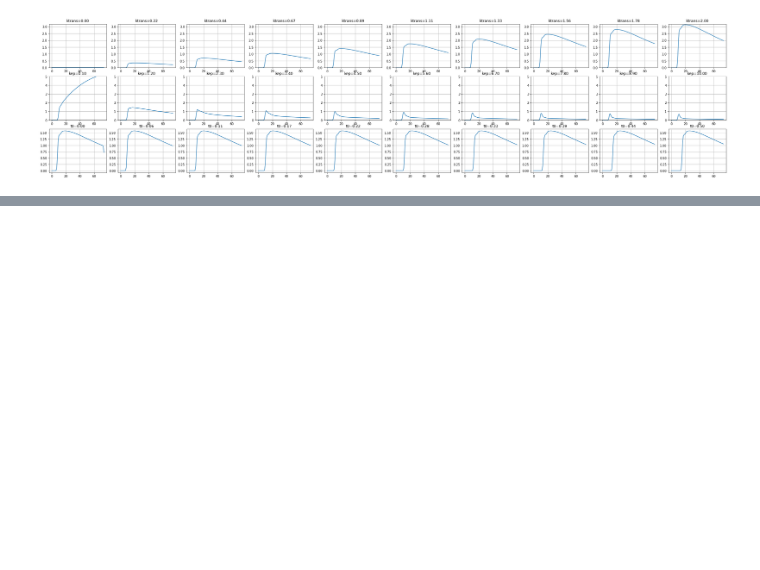
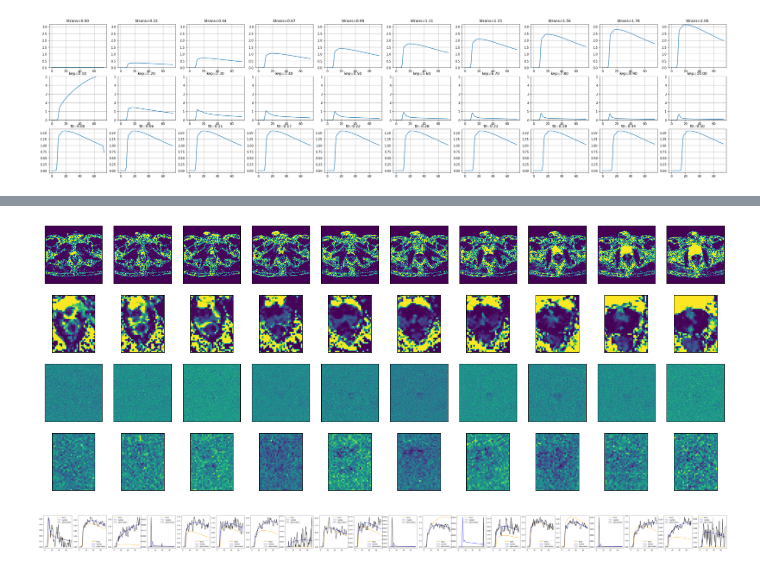
Before and after one commit to zeakey/dce-mri, a Jupyter notebook: torch/debug.ipynb, the cells around one changed output, grey strips where cells are left out. Cells and saved outputs as stored; diff of their text form; code cells hidden in the pictures; blank space fills up the shorter version.

```diff
--- a/torch/debug.ipynb
+++ b/torch/debug.ipynb
@@ -76,0 +143,35 @@ plt.savefig('kep.pdf')
+# %%
+fig, axes = plt.subplots(4, 10, figsize=(20, 8))
+vlplt.clear_ticks(axes)
+
+for idx, i in enumerate(range(5, 15)):
+    axes[0, idx].imshow(matlab_t0[:, :, i])
+    axes[1, idx].imshow(matlab_t0[70:110, 70:100, i])
+    #
+    axes[2, idx].imshow(torch_t0[:, :, i])
+    axes[3, idx].imshow(torch_t0[70:110, 70:100, i])
+plt.savefig('t0.pdf')
+# %% [output]
+[figure, added]
+# %%
+n = 20
+ys = torch.randint(70, 110, size=(n,))
+xs = torch.randint(70, 100, size=(n,))
+
+torch_params = torch.cat((torch_ktrans[ys, xs, 10].view(1, -1), torch_kep[ys, xs, 10].view(1, -1), torch_t0[ys, xs, 10].view(1, -1)), dim=0).cpu()
+matlab_params = torch.cat((matlab_ktrans[ys, xs, 10].view(1, -1), matlab_kep[ys, xs, 10].view(1, -1), matlab_t0[ys, xs, 10].view(1, -1)), dim=0).cpu()
+
+fig, axes = plt.subplots(1, n, figsize=(n*4, 4))
+
+for i in range(n):
+    y, x = ys[i], xs[i]
+    observation =  data['dce_ct'][y, x, 10, :]
+    torch_curve = get_ct_curve(torch_params[:, i].flatten(), t=t, aif_t=aif_t.cpu(), aif_cp=aif_cp.cpu())
+    matlab_curve = get_ct_curve(matlab_params[:, i].flatten(), t=t, aif_t=aif_t.cpu(), aif_cp=aif_cp.cpu())
+
+    axes[i].plot(torch_curve, color='orange')
+    axes[i].plot(matlab_curve, color='blue')
+    axes[i].plot(observation, color='black')
+    axes[i].legend(['torch', 'matlab', 'observation'])
+# %% [output]
+[figure, added]
```
Also changed, not shown: parts of 12 cells of this notebook.
